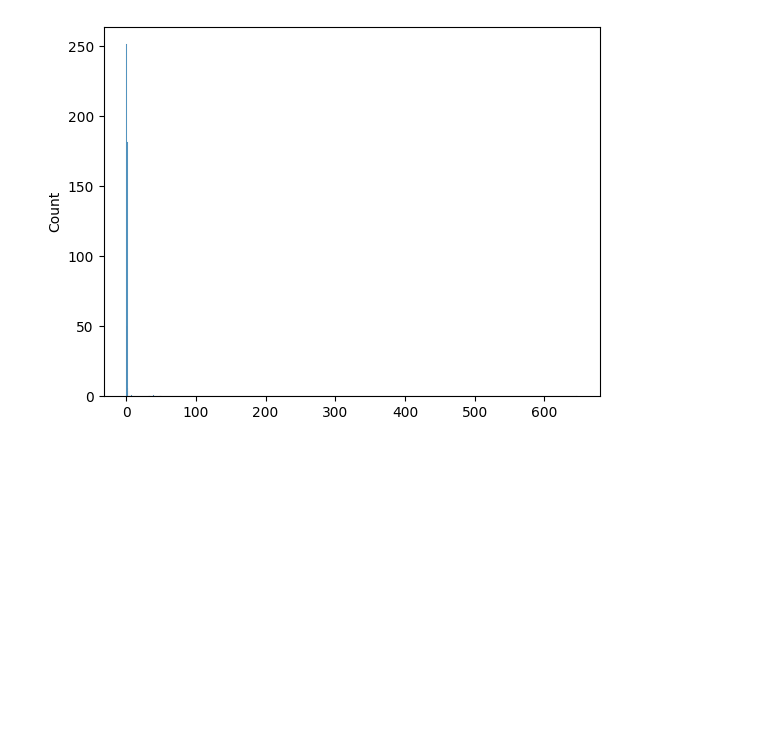
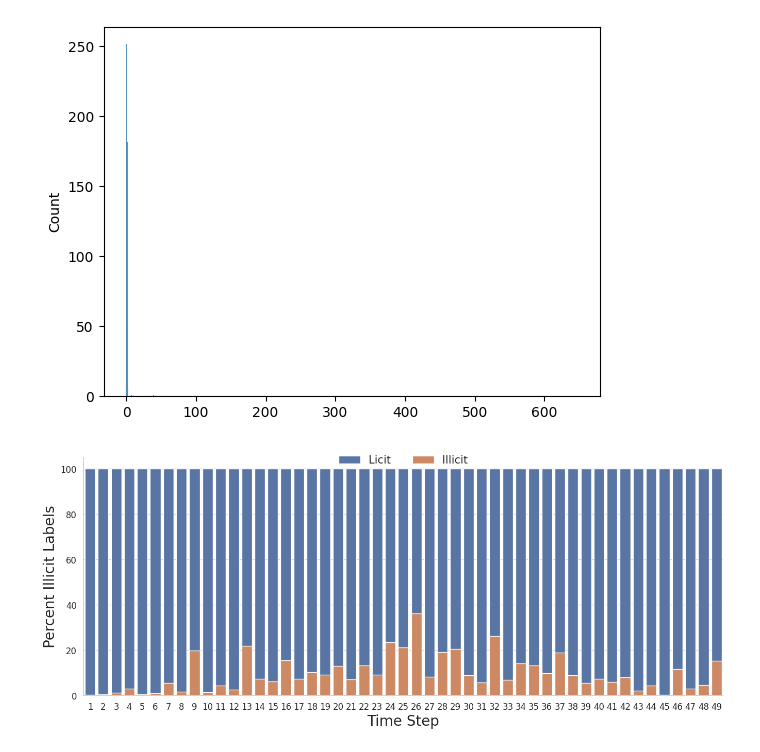
Before and after one commit to Tron404/SMCS_FraudDetection, a Jupyter notebook: data_exploration.ipynb, the cells around one changed output. Cells and saved outputs as stored; diff of their text form; code cells hidden in the pictures; blank space fills up the shorter version.

```diff
--- a/data_exploration.ipynb
+++ b/data_exploration.ipynb
@@ -88,0 +111,41 @@ Incoming degree: Mean=2.934; Median=1.000
+# %%
+from collections import defaultdict
+
+time_steps = wallets_features_classes_df["Time step"].unique()
+time_steps.sort()
+
+positive_labels = []
+negative_labels = []
+data = defaultdict(list)
+for time_step in time_steps:
+    data["timestep"] += [time_step] * 2
+    data["label"] += [1]
+    data["value"] += [wallets_features_classes_df[wallets_features_classes_df["Time step"] == time_step]["class"].value_counts().to_dict()[1]]
+    data["label"] += [0]
+    data["value"] += [wallets_features_classes_df[wallets_features_classes_df["Time step"] == time_step]["class"].value_counts().to_dict()[0]]
+
+df = pd.DataFrame(data)
+# %%
+import seaborn as sns
+import matplotlib.pyplot as plt
+
+sns.set_theme(style="whitegrid")
+plt.figure(figsize=(16,6))
+
+total_labels = df.groupby("timestep")["value"].sum().reset_index()
+procent_positive = df[df["label"] == 1].reset_index()
+procent_positive["value"] = [total_positive/total_labels * 100 for total_positive, total_labels in zip(procent_positive["value"], total_labels["value"])]
+procent_negative = df[df["label"] == 0].reset_index()
+procent_negative["value"] = [total_negative/total_labels * 100 for total_negative, total_labels in zip(total_labels["value"], total_labels["value"])]
+
+sns.barplot(x="timestep", y="value", data=procent_negative, label="Licit")
+sns.barplot(x="timestep", y="value", data=procent_positive, label="Illicit")
+plt.ylabel("Percent Illicit Labels", fontsize=20)
+plt.xlabel("Time Step", fontsize=20)
+plt.tick_params(labelsize=12)
+plt.legend(frameon=False, loc="upper center", ncol=2, bbox_to_anchor=(0.5,1.05), fontsize=15)
+sns.despine()
+
+plt.show()
+# %% [output]
+[figure, added]
```
Also changed, not shown: parts of 11 cells of this notebook, 24 other files.
